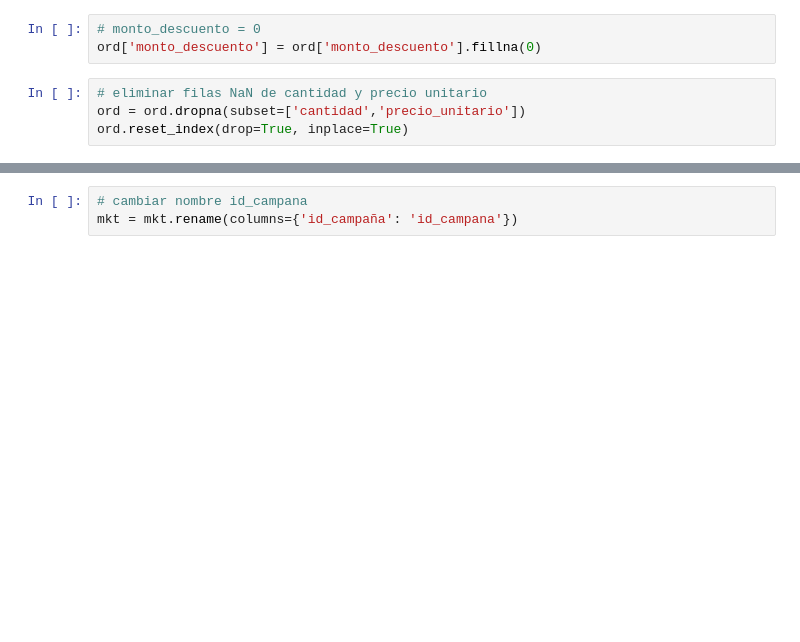
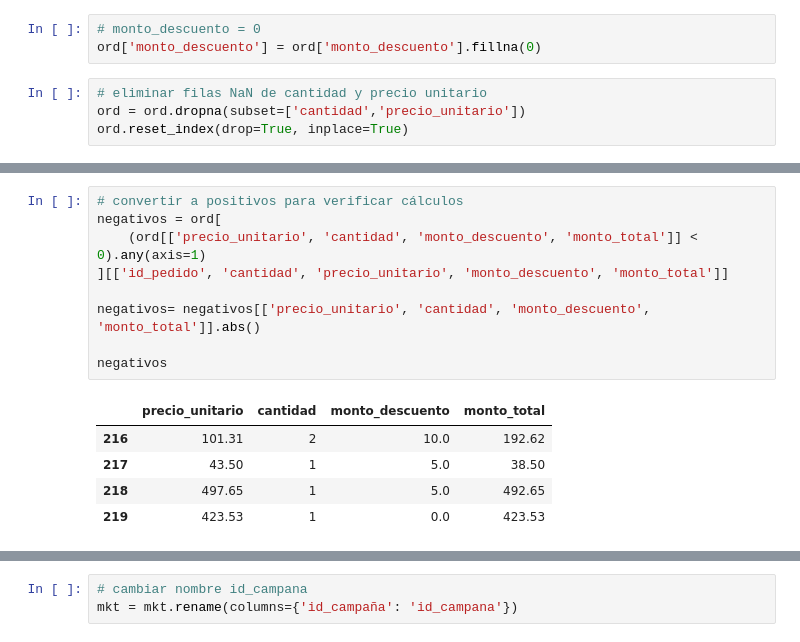
Before and after one commit to FithoGerardo/RappiPlus-Data-cleaning-and-analysis, a Jupyter notebook: notebooks/GerardoOlm-rappiplus_project.ipynb, the cells around one changed output, grey strips where cells are left out. Drawn from its saved outputs; the diff is of its cells as text; blank space fills up the shorter version.

```diff
--- a/notebooks/GerardoOlm-rappiplus_project.ipynb
+++ b/notebooks/GerardoOlm-rappiplus_project.ipynb
@@ -439,0 +468,15 @@ None
+# %%
+# convertir a positivos para verificar cálculos
+negativos = ord[
+    (ord[['precio_unitario', 'cantidad', 'monto_descuento', 'monto_total']] < 0).any(axis=1)
+][['id_pedido', 'cantidad', 'precio_unitario', 'monto_descuento', 'monto_total']]
+
+negativos= negativos[['precio_unitario', 'cantidad', 'monto_descuento', 'monto_total']].abs()
+
+negativos
+# %% [output]
+|  | precio_unitario | cantidad | monto_descuento | monto_total |
+| 216 | 101.31 | 2 | 10.0 | 192.62 |
+| 217 | 43.50 | 1 | 5.0 | 38.50 |
+| 218 | 497.65 | 1 | 5.0 | 492.65 |
+| 219 | 423.53 | 1 | 0.0 | 423.53 |
```
Also changed, not shown: parts of 11 cells of this notebook.
